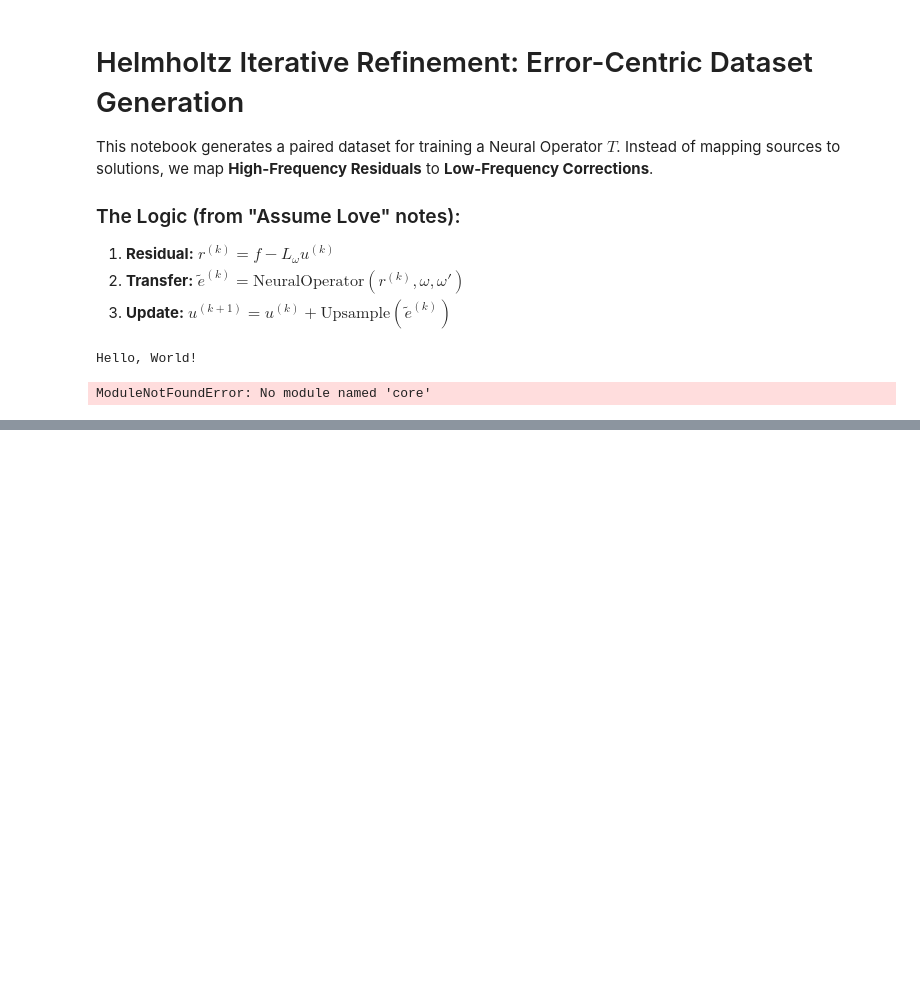
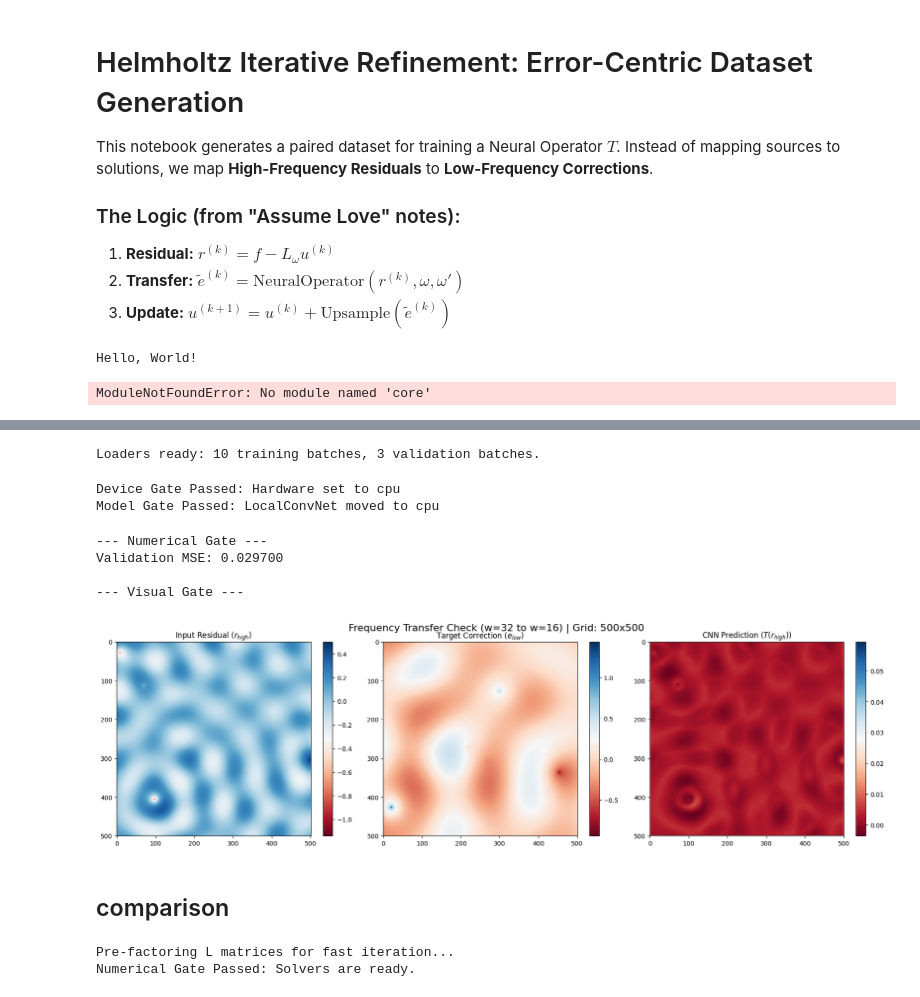
Before and after one commit to fkiewiet/Freq2Trans, a Jupyter notebook: experiments/res_data.ipynb, the cells around one changed output, grey strips where cells are left out. Cells and saved outputs as stored; diff of their text form; code cells hidden in the pictures; blank space fills up the shorter version.

```diff
--- a/experiments/res_data.ipynb
+++ b/experiments/res_data.ipynb
@@ -37,0 +247,4 @@ ModuleNotFoundError: No module named 'core'
+# %%
+# Usage:
+loader = prepare_data(data_w32, data_w16)
+train_T_operator(model_T, loader)
@@ -37,0 +262,56 @@ ModuleNotFoundError: No module named 'core'
+# %%
+import torch
+from torch.utils.data import DataLoader, TensorDataset, random_split
+
+def create_loaders(data_high, data_low, batch_size=4, split_ratio=0.8):
+    # Helper to convert complex numpy to 2-channel float tensors
+    def to_tensor(arr):
+        # Shape: [Samples, H, W] -> [Samples, 2, H, W]
+        t = torch.from_numpy(arr)
+        return torch.stack([t.real, t.imag], dim=1).float()
+
+    # Inputs: Residuals/Sources at High Omega (32)
+    # Targets: Corrections/Waves at Low Omega (16)
+    X = to_tensor(data_high['wave'])
+    Y = to_tensor(data_low['wave'])
+
+    dataset = TensorDataset(X, Y)
+
+    train_size = int(split_ratio * len(dataset))
+    val_size = len(dataset) - train_size
+
+    train_set, val_set = random_split(dataset, [train_size, val_size])
+
+    train_loader = DataLoader(train_set, batch_size=batch_size, shuffle=True)
+    val_loader = DataLoader(val_set, batch_size=batch_size, shuffle=False)
+
+    return train_loader, val_loader
+
+# Call this to define your loaders
+train_loader, val_loader = create_loaders(data_w32, data_w16)
+print(f"Loaders ready: {len(train_loader)} training batches, {len(val_loader)} validation batches.")
+# %% [output]
+Loaders ready: 10 training batches, 3 validation batches.
+# %%
+import torch
+
+# Explicitly define the device for this session
+device = torch.device("cuda" if torch.cuda.is_available() else "cpu")
+
+# Move the model to the defined device
+model_T.to(device)
+
+print(f"Device Gate Passed: Hardware set to {device}")
+print(f"Model Gate Passed: LocalConvNet moved to {device}")
+# %% [output]
+Device Gate Passed: Hardware set to cpu
+Model Gate Passed: LocalConvNet moved to cpu
+# %%
+# Now this call will work!
+validate_operator_t(model_T, val_loader)
+# %% [output]
+--- Numerical Gate ---
+Validation MSE: 0.029700
+
+--- Visual Gate ---
+[figure, added]
@@ -37,0 +360,16 @@ ModuleNotFoundError: No module named 'core'
+# %% [markdown]
+## comparison
+# %%
+import scipy.sparse.linalg as sla
+
+# Explicitly create the fast solvers for both frequencies
+print("Pre-factoring L matrices for fast iteration...")
+
+# solve_32 is used for testing, solve_prime (L16) is used inside the CNN T-operator
+solve_32 = sla.factorized(L32.tocsc())
+solve_prime = sla.factorized(L16.tocsc())
+
+print("Numerical Gate Passed: Solvers are ready.")
+# %% [output]
+Pre-factoring L matrices for fast iteration...
+Numerical Gate Passed: Solvers are ready.
```
Also changed, not shown: parts of 22 cells of this notebook, 2 other files.
